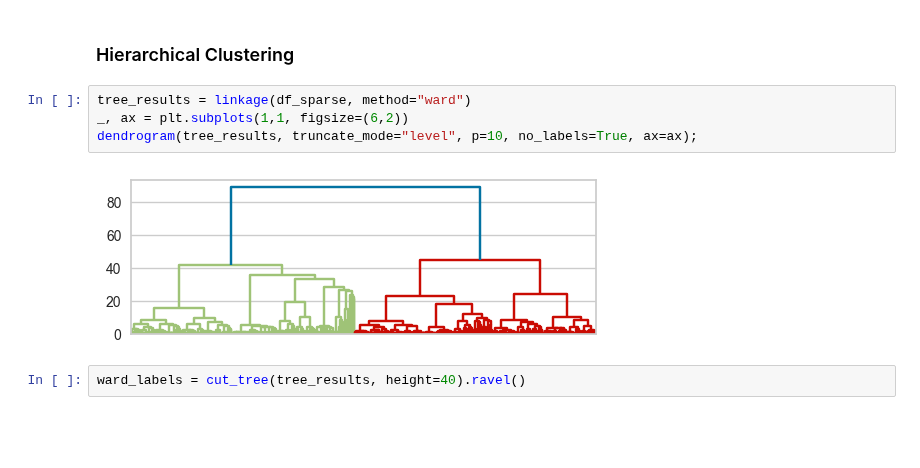
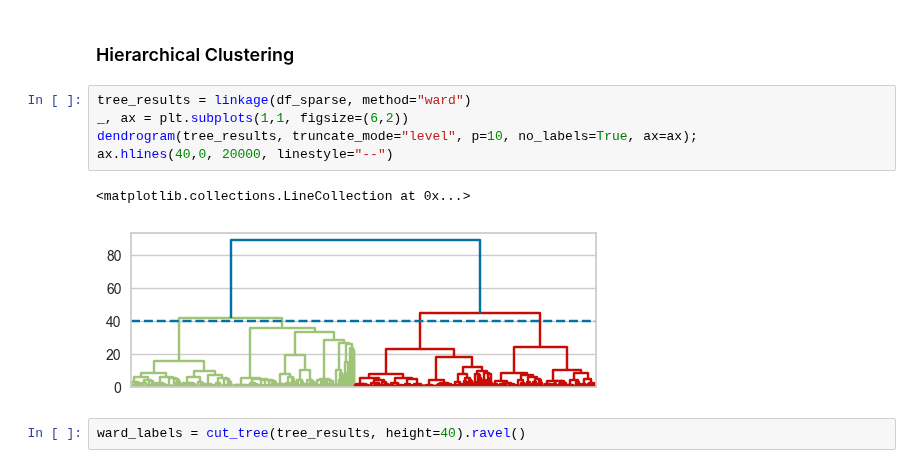
Before and after one commit to joelpoliveira/DataMiningCourse, a Jupyter notebook: Projeto/HA_3/Untitled.ipynb, the cells around one changed output. Saved outputs shown, nothing was run; the diff lists cells and outputs as text; blank space fills up the shorter version.

```diff
--- a/Projeto/HA_3/Untitled.ipynb
+++ b/Projeto/HA_3/Untitled.ipynb
@@ -176,9 +175,11 @@ plot_distance_density(df_sparse, euclidean_distances, figsize=(6,2))
 # %%
 tree_results = linkage(df_sparse, method="ward")
 _, ax = plt.subplots(1,1, figsize=(6,2))
 dendrogram(tree_results, truncate_mode="level", p=10, no_labels=True, ax=ax);
+ax.hlines(40,0, 20000, linestyle="--")
 # %% [output]
+<matplotlib.collections.LineCollection at 0x...>
-[figure, old version]
+[figure, new version]
 # %%
 ward_labels = cut_tree(tree_results, height=40).ravel()
 # %% [markdown]
```
Also changed, not shown: parts of 16 cells of this notebook.
